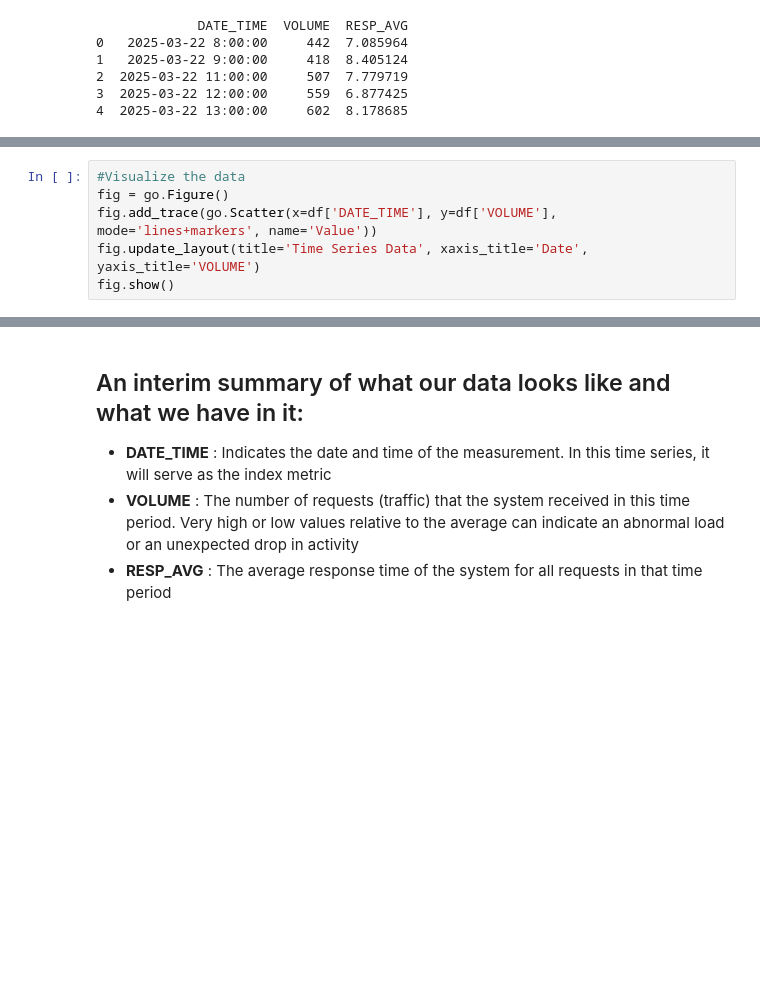
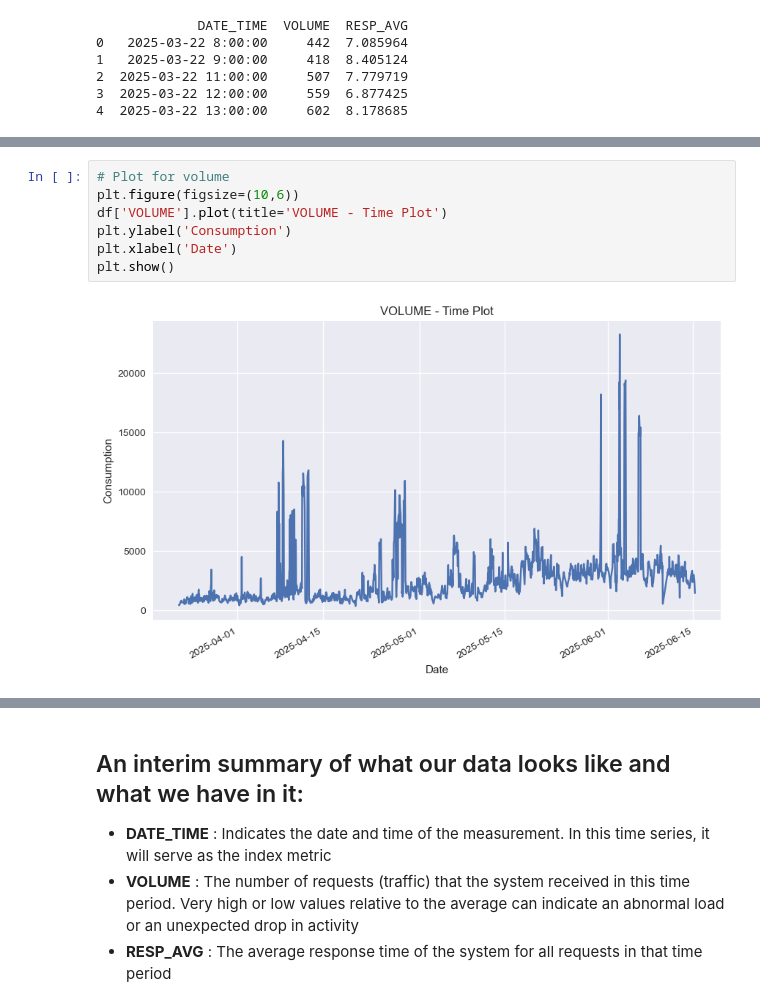
Before and after one commit to jonatanBuga/tavily-data-analysis, a Jupyter notebook: part A/time_series_analysis.ipynb, the cells around one changed output, grey strips where cells are left out. Saved outputs shown, nothing was run; the diff lists cells and outputs as text; blank space fills up the shorter version.

```diff
--- a/part A/time_series_analysis.ipynb
+++ b/part A/time_series_analysis.ipynb
@@ -48,6 +61,9 @@ max    23259.000000    64.354239
 # %%
-#Visualize the data
-fig = go.Figure()
-fig.add_trace(go.Scatter(x=df['DATE_TIME'], y=df['VOLUME'], mode='lines+markers', name='Value'))
-fig.update_layout(title='Time Series Data', xaxis_title='Date', yaxis_title='VOLUME')
-fig.show()
+# Plot for volume
+plt.figure(figsize=(10,6))
+df['VOLUME'].plot(title='VOLUME - Time Plot')
+plt.ylabel('Consumption')
+plt.xlabel('Date')
+plt.show()
+# %% [output]
+[figure, added]
```
Also changed, not shown: parts of 14 cells of this notebook.
